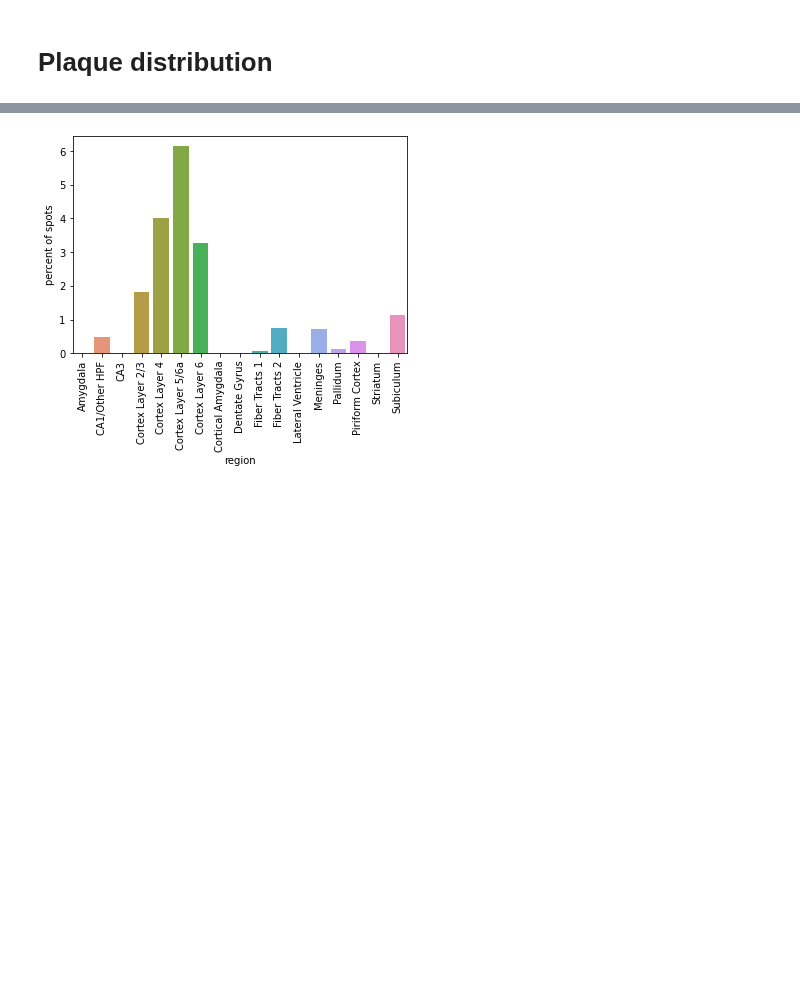
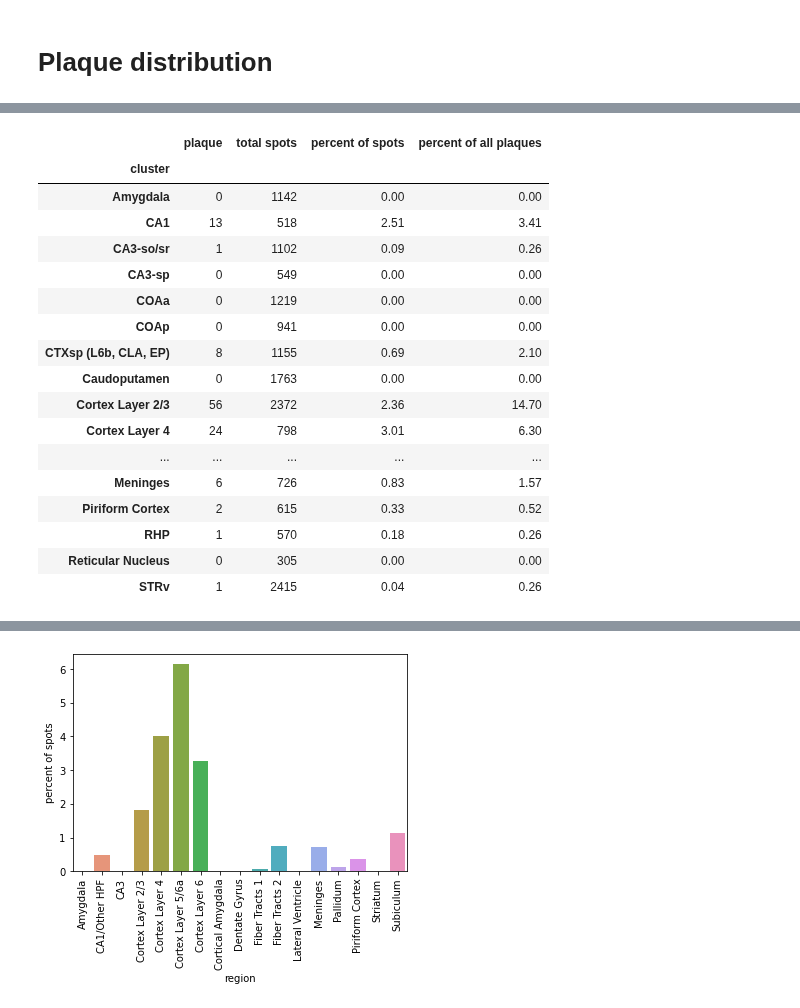
Before and after one commit to dmnburrows/spatial_transcriptomics, a Jupyter notebook: plaque_DE.ipynb, the cells around one changed output, grey strips where cells are left out. Drawn from its saved outputs; the diff is of its cells as text; code cells hidden in the pictures; blank space fills up the shorter version.

```diff
--- a/plaque_DE.ipynb
+++ b/plaque_DE.ipynb
@@ -267,0 +265,21 @@ z
+# %%
+clust_df
+# %% [output]
+|  | plaque | total spots | percent of spots | percent of all plaques |
+| cluster |  |  |  |  |
+| Amygdala | 0 | 1142 | 0.00 | 0.00 |
+| CA1 | 13 | 518 | 2.51 | 3.41 |
+| CA3-so/sr | 1 | 1102 | 0.09 | 0.26 |
+| CA3-sp | 0 | 549 | 0.00 | 0.00 |
+| COAa | 0 | 1219 | 0.00 | 0.00 |
+| COAp | 0 | 941 | 0.00 | 0.00 |
+| CTXsp (L6b, CLA, EP) | 8 | 1155 | 0.69 | 2.10 |
+| Caudoputamen | 0 | 1763 | 0.00 | 0.00 |
+| Cortex Layer 2/3 | 56 | 2372 | 2.36 | 14.70 |
+| Cortex Layer 4 | 24 | 798 | 3.01 | 6.30 |
+| ... | ... | ... | ... | ... |
+| Meninges | 6 | 726 | 0.83 | 1.57 |
+| Piriform Cortex | 2 | 615 | 0.33 | 0.52 |
+| RHP | 1 | 570 | 0.18 | 0.26 |
+| Reticular Nucleus | 0 | 305 | 0.00 | 0.00 |
+| STRv | 1 | 2415 | 0.04 | 0.26 |
```
Also changed, not shown: parts of 19 cells of this notebook, 1 other file.
